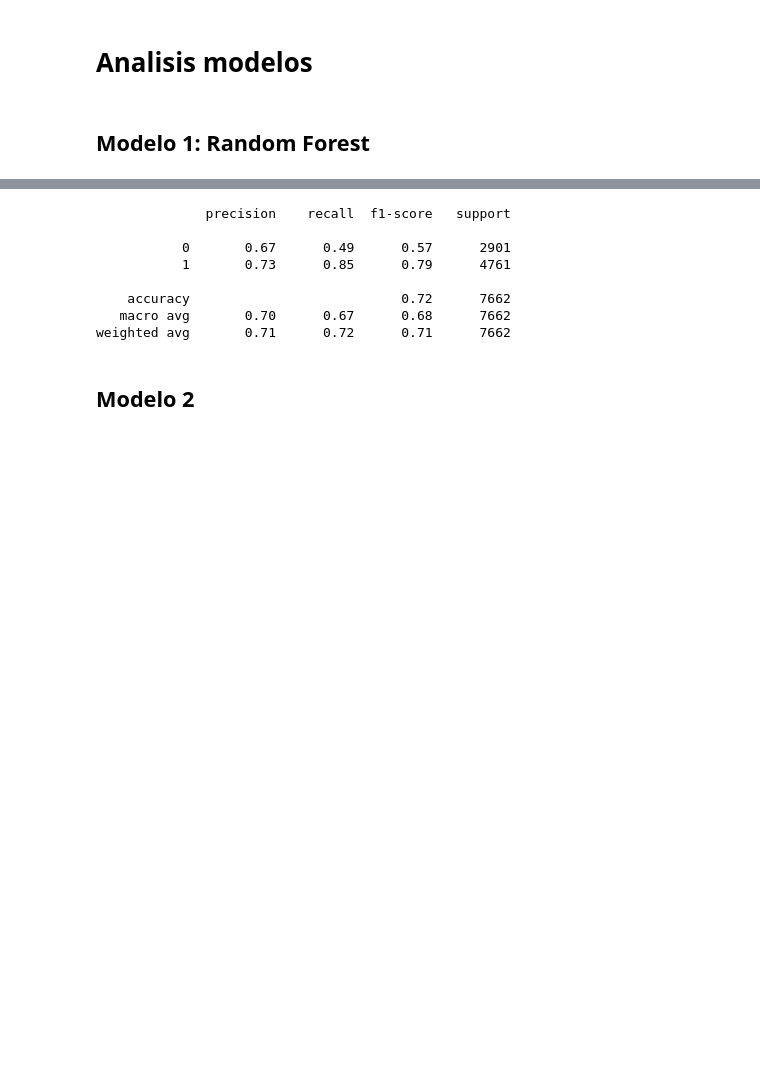
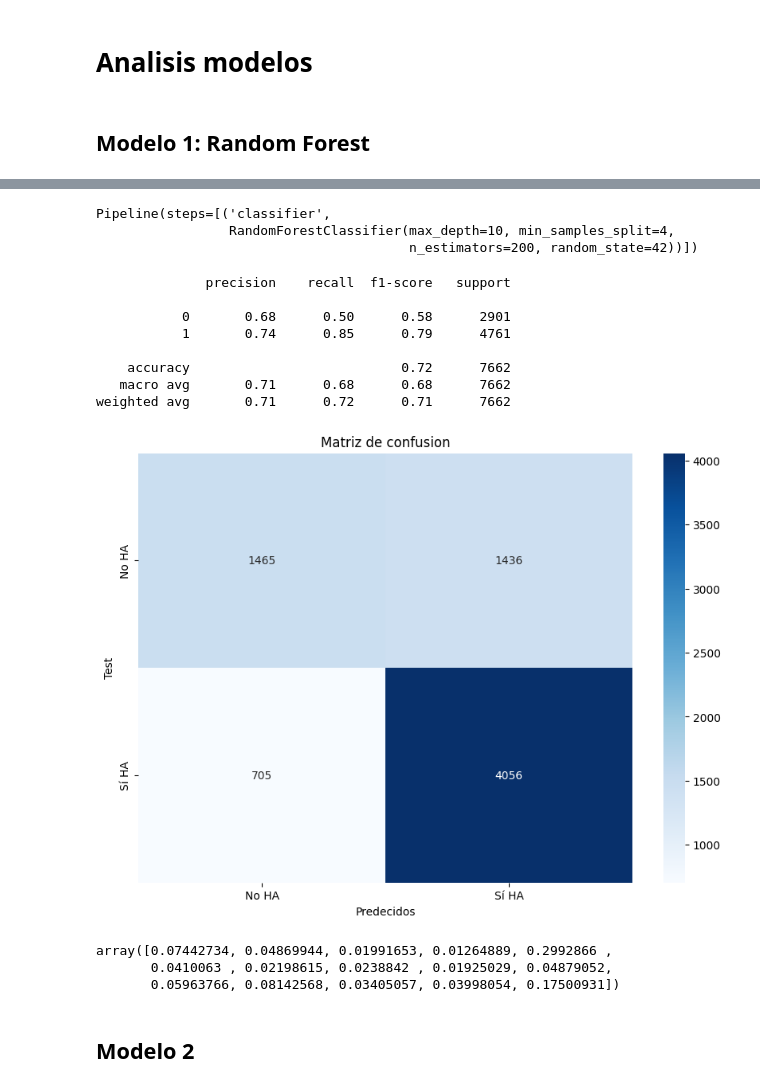
Before and after one commit to Data-Science-YPF/factores_riesgo, a Jupyter notebook: ModelosClasificacion.ipynb, the cells around one changed output, grey strips where cells are left out. Saved outputs shown, nothing was run; the diff lists cells and outputs as text; code cells hidden in the pictures; blank space fills up the shorter version.

Commit message:
Deteccion de mejores parametros para RF + matriz de confusion
Agregue el features_importance_ pero todavia no puedo graficarlo

```diff
--- a/ModelosClasificacion.ipynb
+++ b/ModelosClasificacion.ipynb
@@ -119,14 +119,14 @@ pipeline = Pipeline(steps=[
 # %%
 # Creare tambien un diccionario con parametros para Gridsearch, que me ayudara a buscar los mejores parametros para mi modelo de modo mas rapido/automatizado
 parametros = {
-    'classifier__n_estimators': [10, 30, 50, 100],
-    'classifier__max_depth': [2, 4, 8, 10],
-    'classifier__min_samples_split': [2],
+    'classifier__n_estimators': [150,200],
+    'classifier__max_depth': [8,10],
+    'classifier__min_samples_split': [2,4],
     'classifier__min_samples_leaf': [1]
 }
 # %%
 # Creo mi GridSearchCV
-grid_search = GridSearchCV(pipeline, parametros, scoring='roc_auc',return_train_score = True)
+grid_search = GridSearchCV(pipeline, parametros, scoring='roc_auc',return_train_score = True,)
 # %%
 # Ajustar GridSearchCV
 grid_search.fit(X_train, y_train)
@@ -144,16 +141,42 @@ best_model = grid_search.best_estimator_
+# %%
+#Guardo el modelo encontrado por gridsearch y que pude probar con mi notebook(sin que tarde 15min+)
+mejor_modelo = grid_search.best_estimator_
+# %%
+mejor_modelo
+# %% [output]
+Pipeline(steps=[('classifier',
+                 RandomForestClassifier(max_depth=10, min_samples_split=4,
+                                        n_estimators=200, random_state=42))])
 # %%
-# Evaluar modelo en el conjunto de prueba
-y_pred = best_model.predict(X_test)
+# Finalmente, evaluo el modelo viendo que tan bien predice mi variable objetivo, evaluandolo con el conjunto de datos de testeo
+y_pred = mejor_modelo.predict(X_test)
 print(classification_report(y_test, y_pred))
 # %% [output]
               precision    recall  f1-score   support
 
-           0       0.67      0.49      0.57      2901
-           1       0.73      0.85      0.79      4761
+           0       0.68      0.50      0.58      2901
+           1       0.74      0.85      0.79      4761
 
     accuracy                           0.72      7662
-   macro avg       0.70      0.67      0.68      7662
+   macro avg       0.71      0.68      0.68      7662
 weighted avg       0.71      0.72      0.71      7662
+# %%
+# Ahora de manera grafica con una matriz de confusion
+matriz_conf = confusion_matrix(y_test, y_pred)
+plt.figure(figsize=(10, 7))
+sns.heatmap(matriz_conf, annot=True, fmt='d', cmap='Blues', xticklabels=['No HA', 'Sí HA'], yticklabels=['No HA', 'Sí HA'])
+plt.xlabel('Predecidos')
+plt.ylabel('Test')
+plt.title('Matriz de confusion')
+plt.show()
+# %% [output]
+[figure, added]
+# %%
+mejor_modelo.steps[0][1].feature_importances_
+# %% [output]
+array([0.07442734, 0.04869944, 0.01991653, 0.01264889, 0.2992866 ,
+       0.0410063 , 0.02198615, 0.0238842 , 0.01925029, 0.04879052,
+       0.05963766, 0.08142568, 0.03405057, 0.03998054, 0.17500931])
 # %% [markdown]
 ## Modelo 2
 # %% [markdown]
```
Also changed, not shown: parts of 4 cells of this notebook.
